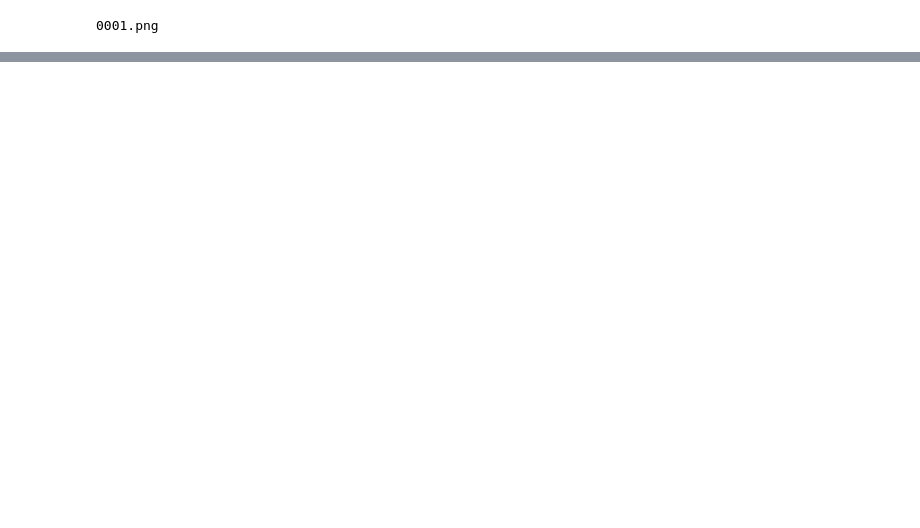
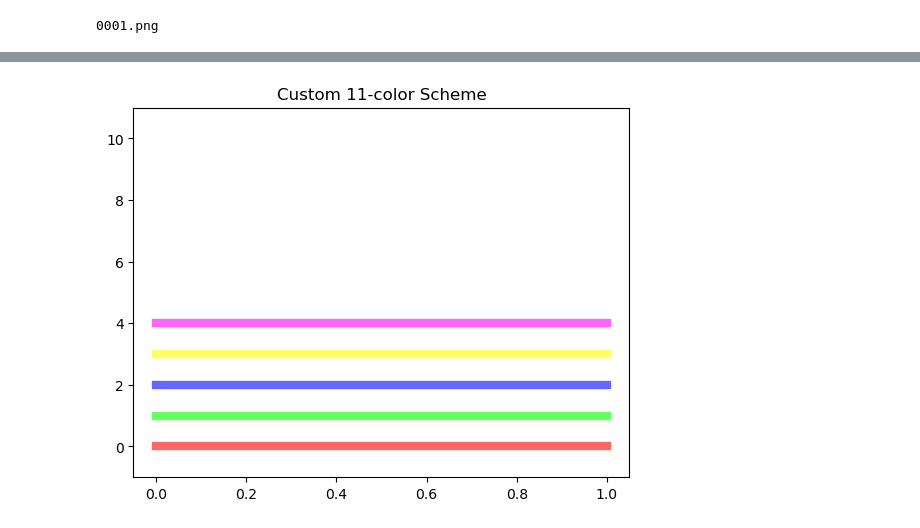
Before and after one commit to jorgenjen/sycl_popsift, a Jupyter notebook: data_visualization.ipynb, the cells around one changed output, grey strips where cells are left out. Saved outputs shown, nothing was run; the diff lists cells and outputs as text; code cells hidden in the pictures; blank space fills up the shorter version.

```diff
--- a/data_visualization.ipynb
+++ b/data_visualization.ipynb
@@ -214,0 +579,31 @@ print(times[0]/1000000)
+# %%
+import matplotlib.pyplot as plt
+import numpy as np
+
+# Sample data
+x = np.arange(5)
+y = np.array([3, 5, 2, 6, 4])
+
+# Define RGBA colors (values between 0 and 1)
+colors = [
+    (1.0, 0.0, 0.0, 0.6),  # semi-transparent red
+    (0.0, 1.0, 0.0, 0.6),  # semi-transparent green
+    (0.0, 0.0, 1.0, 0.6),  # semi-transparent blue
+    (1.0, 1.0, 0.0, 0.6),  # semi-transparent yellow
+    (1.0, 0.0, 1.0, 0.6),  # semi-transparent magenta
+]
+
+# Create the plot
+fig, ax = plt.subplots()
+
+# Plot bars with RGBA colors
+bars = ax.bar(x, y, color=colors)
+
+# Set labels and title
+ax.set_xticks(x)
+ax.set_xticklabels([f'Bar {i+1}' for i in x])
+ax.set_ylabel('Value')
+ax.set_title('Bar Plot with RGBA Colors')
+
+plt.tight_layout()
+plt.show()
@@ -214,0 +612,10 @@ print(times[0]/1000000)
+# %%
+import matplotlib.pyplot as plt
+
+for i, color in enumerate(colors):
+    plt.plot([0, 1], [i, i], color=color, linewidth=6)
+plt.ylim(-1, 11)
+plt.title("Custom 11-color Scheme")
+plt.show()
+# %% [output]
+[figure, added]
```
Also changed, not shown: parts of 45 cells of this notebook.
